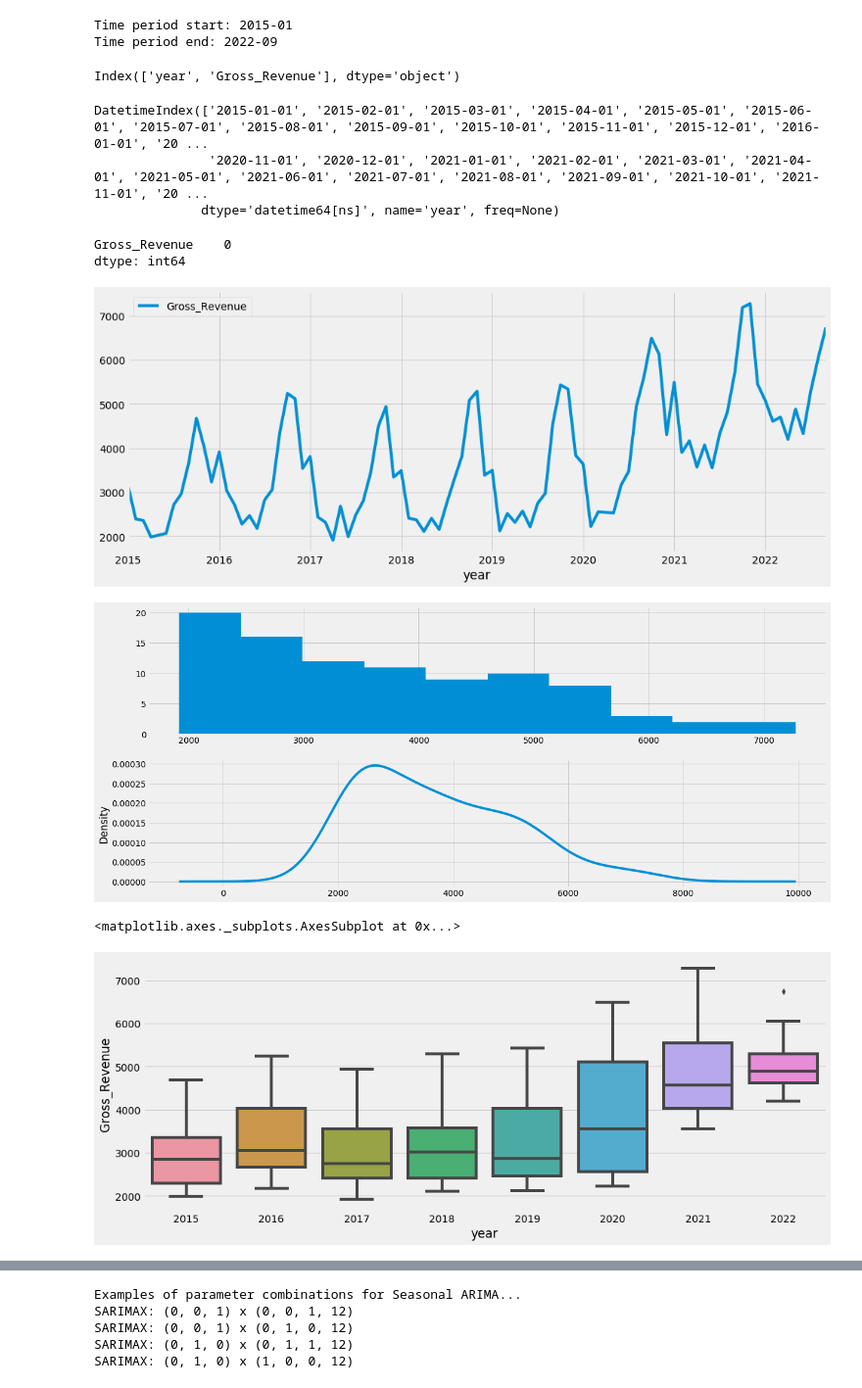
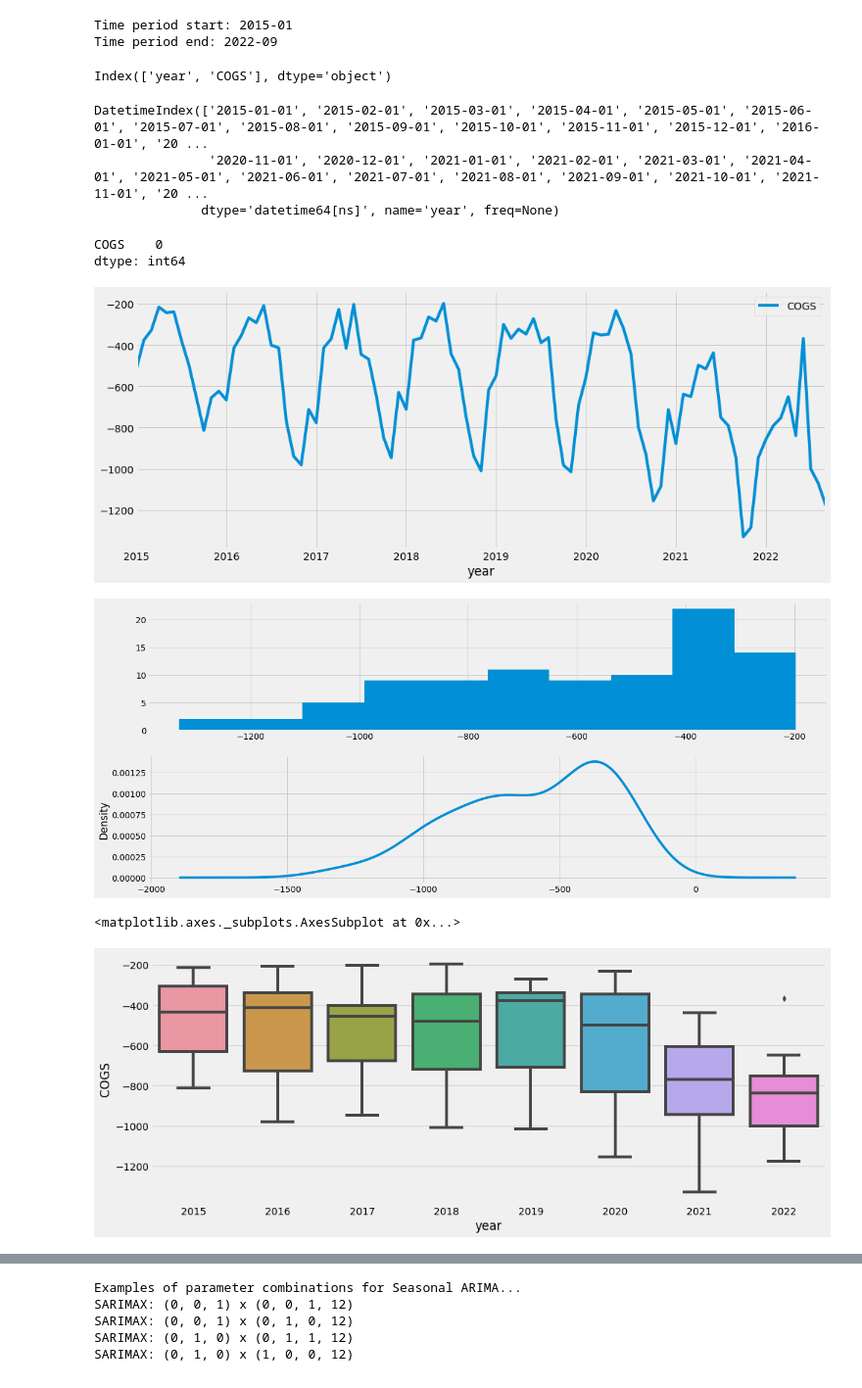
Before and after one commit to dkjastpe/dkjastpe, a Jupyter notebook: Financial_Forecasting_Model_Internship.ipynb, the cells around one changed output, grey strips where cells are left out. Shown at 98% size. Drawn from its saved outputs; the diff is of its cells as text; code cells hidden in the pictures.

```diff
--- a/Financial_Forecasting_Model_Internship.ipynb
+++ b/Financial_Forecasting_Model_Internship.ipynb
@@ -29,8 +29,8 @@ import matplotlib
 import seaborn as sns
 # %%
 #Importing data and describe it
-df = pd.read_csv("data/Gross_Revenue.csv", delimiter=";", decimal=",")
-df.columns = ['year','Gross_Revenue']
+df = pd.read_csv("data/COGS.csv", delimiter=";", decimal=",")
+df.columns = ['year','COGS']
 df.head(3)
 df.describe()
 # %% [output]
@@ -51,7 +51,7 @@ Time period end: 2022-09
 # %%
 df.columns
 # %% [output]
-Index(['year', 'Gross_Revenue'], dtype='object')
+Index(['year', 'COGS'], dtype='object')
 # %%
 #Converting to datetime format:
 df['year'] = pd.to_datetime(df['year'], format='%Y-%m')
@@ -66,14 +66,14 @@ DatetimeIndex(['2015-01-01', '2015-02-01', '2015-03-01', '2015-04-01', '2015-05-
 # %%
 y.isnull().sum()
 # %% [output]
-Gross_Revenue    0
+COGS    0
 dtype: int64
 # %%
 #Visualize the data imported
 y.plot(figsize=(15, 6))
 plt.show()
 # %% [output]
-[figure, old version]
+[figure, new version]
 # %%
 #Reviewing plots of the density of observations can provide further insight into the structure of the data:
 #The distribution is is illustrated whether it is normal distributed
@@ -81,21 +81,21 @@ from pandas import Series
 from matplotlib import pyplot
 pyplot.figure(1)
 pyplot.subplot(211)
-y.Gross_Revenue.hist()
+y.COGS.hist()
 pyplot.subplot(212)
-y.Gross_Revenue.plot(kind='kde')
+y.COGS.plot(kind='kde')
 pyplot.show()
 # %% [output]
-[figure, old version]
+[figure, new version]
 # %%
 #Box and Whiskers Plots
 #Median values across years confirms and upwards trend
 
 fig, ax = plt.subplots(figsize=(15,6))
-sns.boxplot(y.Gross_Revenue.index.year, y.Gross_Revenue, ax=ax)
+sns.boxplot(y.COGS.index.year, y.COGS, ax=ax)
 # %% [output]
 <matplotlib.axes._subplots.AxesSubplot at 0x...>
-[figure, old version]
+[figure, new version]
 # %%
 #Decomposing using statsmodel
 #The decomposition of time series is a statistical task that deconstructs a time series into several components, each representing one of the underlying categories patterns.
```
Also changed, not shown: parts of 12 cells of this notebook, 1 other file.
